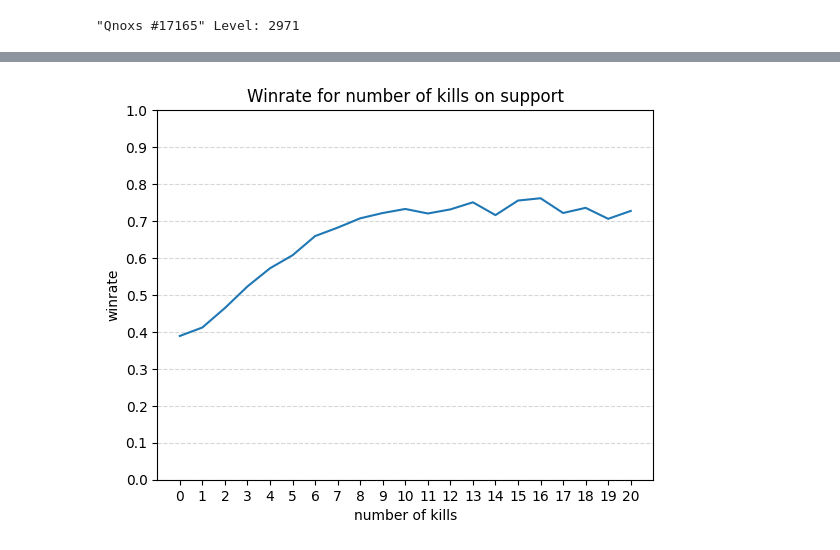
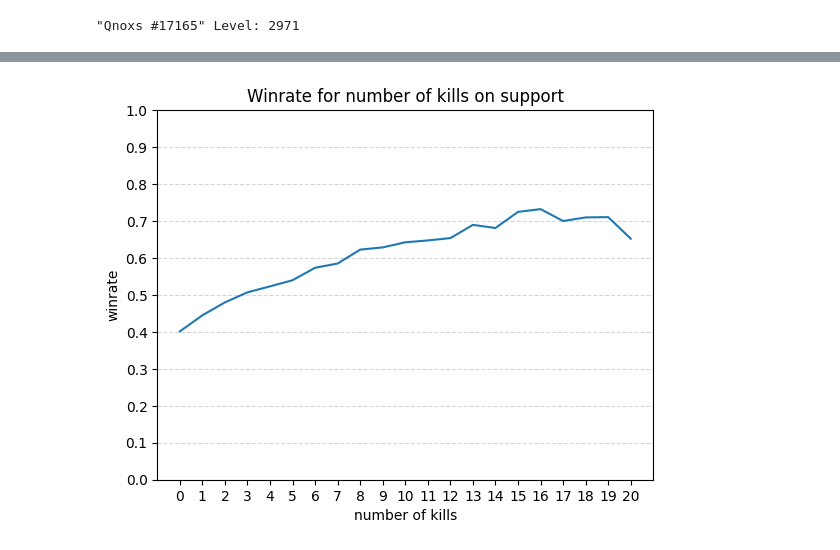
Before and after one commit to gespel/RiftCrawler, a Jupyter notebook: main.ipynb, the cells around one changed output, grey strips where cells are left out. Cells and saved outputs as stored; diff of their text form; code cells hidden in the pictures.

```diff
--- a/main.ipynb
+++ b/main.ipynb
@@ -149,16 +149,16 @@ plt.show()
 [figure]
 # %%
 kills = [i for i in range(0, 21)]
-winratio = [get_winratio_for_nr_kills_and_role(games, k, "SUPPORT") for k in kills]
+winratio = [get_winratio_for_nr_kills_and_role(games, k, "SUPPORT", "BOTTOM") for k in kills]
 plt.yticks([i/10 for i in range(0, 13)])
 plt.xticks(kills)
 plt.ylim(0, 1)
 plt.grid(axis="y", linestyle="--", alpha=0.5)
 plt.title("Winrate for number of kills on support")
 plt.xlabel("number of kills")
 plt.ylabel("winrate")
 plt.plot(kills, winratio)
 plt.show()
 # %% [output]
-[figure, old version]
+[figure, new version]
 # %%
```
Also changed, not shown: parts of 8 cells of this notebook, 1 other file.
